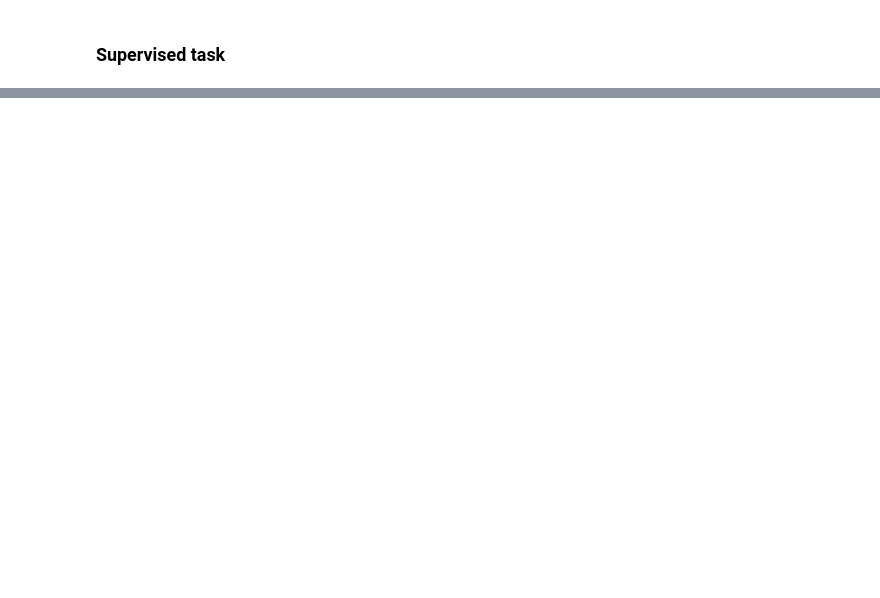
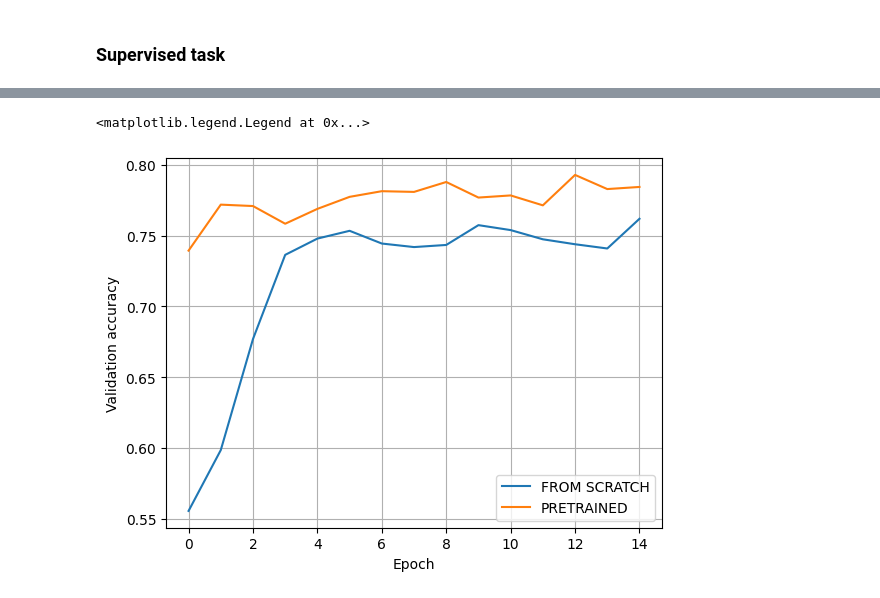
Before and after one commit to baptiste-pasquier/m2ds_altegrad, a Jupyter notebook: Lab2_TransferLearning/ALTEGRAD_2022_transfer_learning.ipynb, the cells around one changed output, grey strips where cells are left out. Drawn from its saved outputs; the diff is of its cells as text; code cells hidden in the pictures; blank space fills up the shorter version.

```diff
--- a/Lab2_TransferLearning/ALTEGRAD_2022_transfer_learning.ipynb
+++ b/Lab2_TransferLearning/ALTEGRAD_2022_transfer_learning.ipynb
@@ -370,10 +442,33 @@ path_labels_train = "train.label"
 
 path_data_valid = "test.review.spm"
 path_labels_valid = "test.label"
-# %%
-# a function to evaluate the validation accuracy of the model.
-def evaluate_accuracy(data_loader):
-    #to be implemented
+# %%
+# a function to evaluate the validation accuracy of the model.
+def evaluate_accuracy(data_loader, verbose=True):
+    # to be implemented
+    model.eval()
+    total_loss = 0.0
+    ncorrect = ntotal = 0
+    with torch.no_grad():
+        for idx, data in enumerate(data_loader):
+            # inference
+            input = data[0].to(device)
+            src_mask = model.base.generate_square_subsequent_mask(data[0].size(0)).to(
+                device
+            )
+            output = model(input, src_mask)
+
+            output = output[-1, :, :]
+
+            predictions = output.argmax(dim=1)
+
+            ntotal += predictions.shape[0]
+
+            ncorrect += torch.sum(predictions.ravel() == data[1].to(device))
+        acc = ncorrect.item() / ntotal
+        if verbose:
+            print("validation accuracy: {:3.2f}".format(acc * 100))
+        return acc
 # %%
 # save the base model to be loaded later in the fine-tuning phase
 torch.save(
@@ -429,0 +541,14 @@ for from_scratch in from_scratch_settings:
+# %%
+# Visualize the accuracy
+
+import matplotlib.pyplot as plt
+
+plt.plot(from_scratch_valid_acc, label="FROM SCRATCH")
+plt.plot(pretrained_valid_acc, label="PRETRAINED")
+plt.grid()
+plt.ylabel("Validation accuracy")
+plt.xlabel("Epoch")
+plt.legend()
+# %% [output]
+<matplotlib.legend.Legend at 0x...>
+[figure, added]
```
Also changed, not shown: parts of 14 cells of this notebook, 3 other files.
